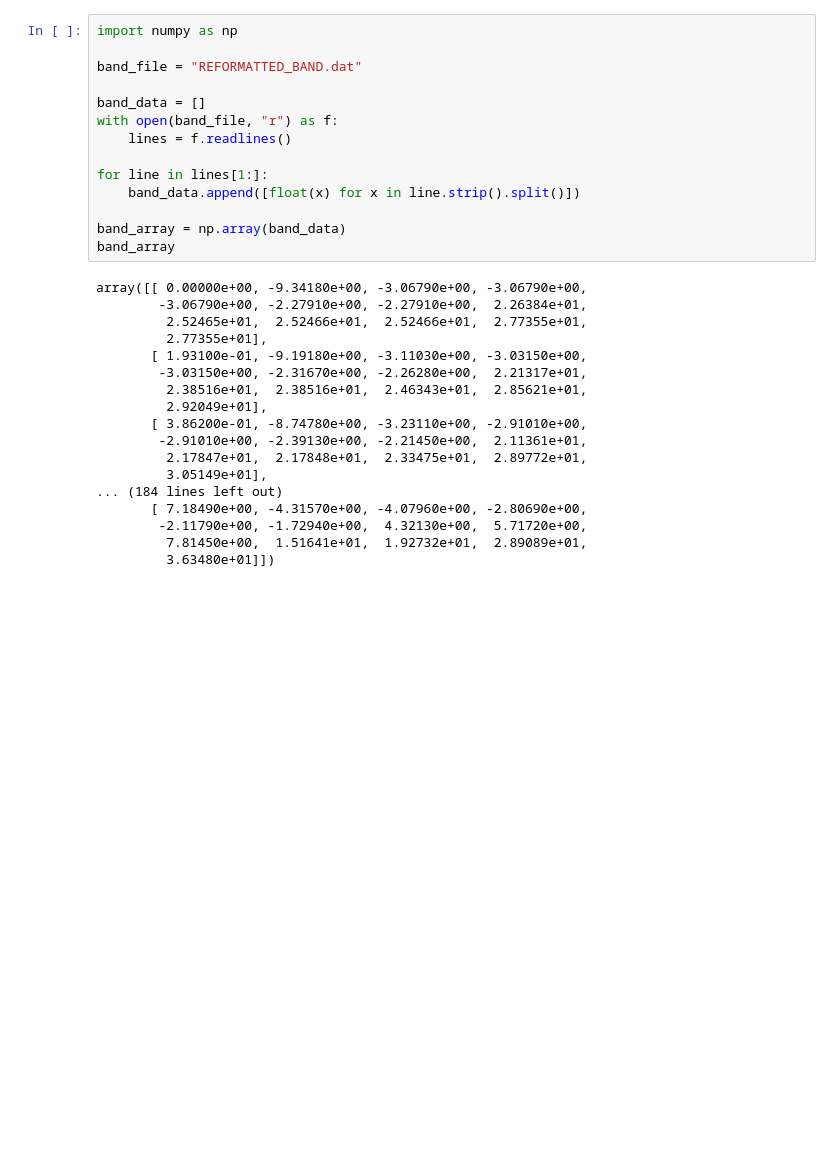
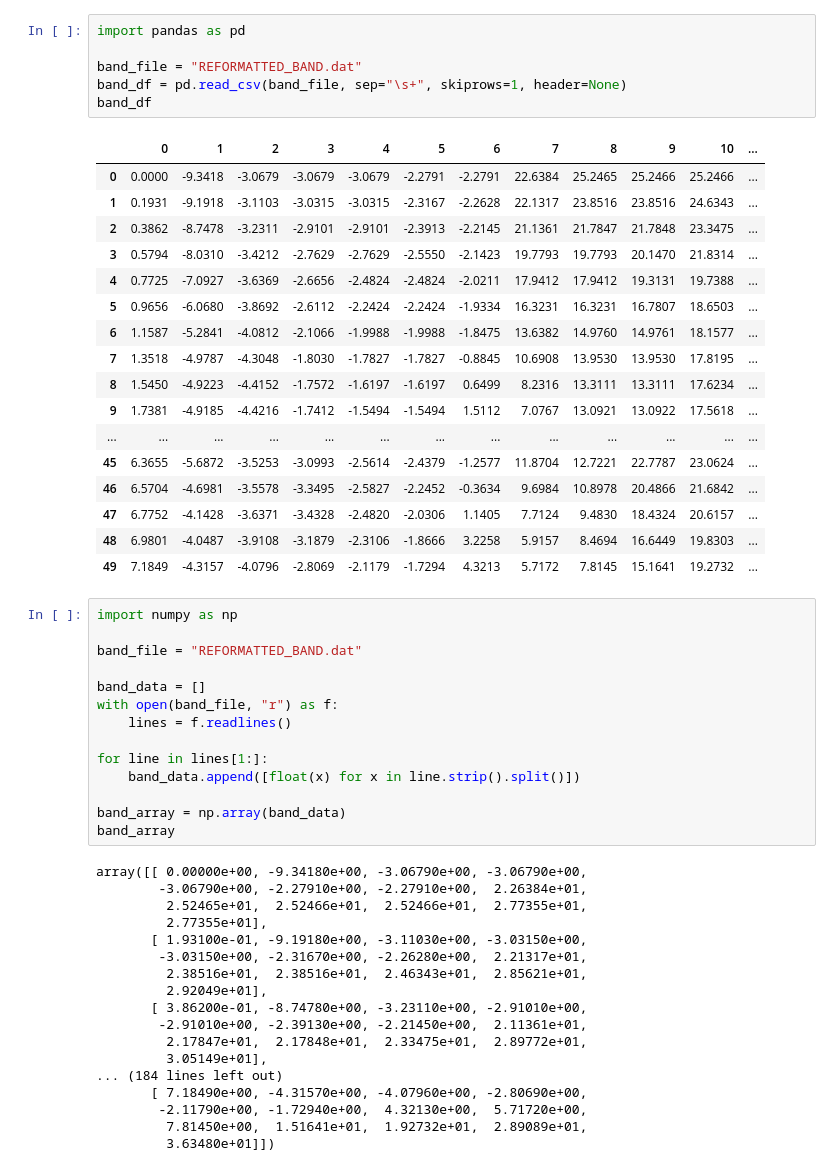
Before and after one commit to Bit-Part-Young/scripts, a Jupyter notebook: vaspkit-usage/Cu-bandstructure/plot_bandstructure.ipynb, the cells around one changed output. Saved outputs shown, nothing was run; the diff lists cells and outputs as text; blank space fills up the shorter version.

```diff
--- a/vaspkit-usage/Cu-bandstructure/plot_bandstructure.ipynb
+++ b/vaspkit-usage/Cu-bandstructure/plot_bandstructure.ipynb
@@ -1,3 +21,27 @@
+# %%
+import pandas as pd
+
+band_file = "REFORMATTED_BAND.dat"
+band_df = pd.read_csv(band_file, sep="\s+", skiprows=1, header=None)
+band_df
+# %% [output]
+|  | 0 | 1 | 2 | 3 | 4 | 5 | 6 | 7 | 8 | 9 | 10 | ... |
+| 0 | 0.0000 | -9.3418 | -3.0679 | -3.0679 | -3.0679 | -2.2791 | -2.2791 | 22.6384 | 25.2465 | 25.2466 | 25.2466 | ... |
+| 1 | 0.1931 | -9.1918 | -3.1103 | -3.0315 | -3.0315 | -2.3167 | -2.2628 | 22.1317 | 23.8516 | 23.8516 | 24.6343 | ... |
+| 2 | 0.3862 | -8.7478 | -3.2311 | -2.9101 | -2.9101 | -2.3913 | -2.2145 | 21.1361 | 21.7847 | 21.7848 | 23.3475 | ... |
+| 3 | 0.5794 | -8.0310 | -3.4212 | -2.7629 | -2.7629 | -2.5550 | -2.1423 | 19.7793 | 19.7793 | 20.1470 | 21.8314 | ... |
+| 4 | 0.7725 | -7.0927 | -3.6369 | -2.6656 | -2.4824 | -2.4824 | -2.0211 | 17.9412 | 17.9412 | 19.3131 | 19.7388 | ... |
+| 5 | 0.9656 | -6.0680 | -3.8692 | -2.6112 | -2.2424 | -2.2424 | -1.9334 | 16.3231 | 16.3231 | 16.7807 | 18.6503 | ... |
+| 6 | 1.1587 | -5.2841 | -4.0812 | -2.1066 | -1.9988 | -1.9988 | -1.8475 | 13.6382 | 14.9760 | 14.9761 | 18.1577 | ... |
+| 7 | 1.3518 | -4.9787 | -4.3048 | -1.8030 | -1.7827 | -1.7827 | -0.8845 | 10.6908 | 13.9530 | 13.9530 | 17.8195 | ... |
+| 8 | 1.5450 | -4.9223 | -4.4152 | -1.7572 | -1.6197 | -1.6197 | 0.6499 | 8.2316 | 13.3111 | 13.3111 | 17.6234 | ... |
+| 9 | 1.7381 | -4.9185 | -4.4216 | -1.7412 | -1.5494 | -1.5494 | 1.5112 | 7.0767 | 13.0921 | 13.0922 | 17.5618 | ... |
+| ... | ... | ... | ... | ... | ... | ... | ... | ... | ... | ... | ... | ... |
+| 45 | 6.3655 | -5.6872 | -3.5253 | -3.0993 | -2.5614 | -2.4379 | -1.2577 | 11.8704 | 12.7221 | 22.7787 | 23.0624 | ... |
+| 46 | 6.5704 | -4.6981 | -3.5578 | -3.3495 | -2.5827 | -2.2452 | -0.3634 | 9.6984 | 10.8978 | 20.4866 | 21.6842 | ... |
+| 47 | 6.7752 | -4.1428 | -3.6371 | -3.4328 | -2.4820 | -2.0306 | 1.1405 | 7.7124 | 9.4830 | 18.4324 | 20.6157 | ... |
+| 48 | 6.9801 | -4.0487 | -3.9108 | -3.1879 | -2.3106 | -1.8666 | 3.2258 | 5.9157 | 8.4694 | 16.6449 | 19.8303 | ... |
+| 49 | 7.1849 | -4.3157 | -4.0796 | -2.8069 | -2.1179 | -1.7294 | 4.3213 | 5.7172 | 7.8145 | 15.1641 | 19.2732 | ... |
 # %%
 import numpy as np
 
```
Also changed, not shown: parts of 1 cell of this notebook, 1 other file.
